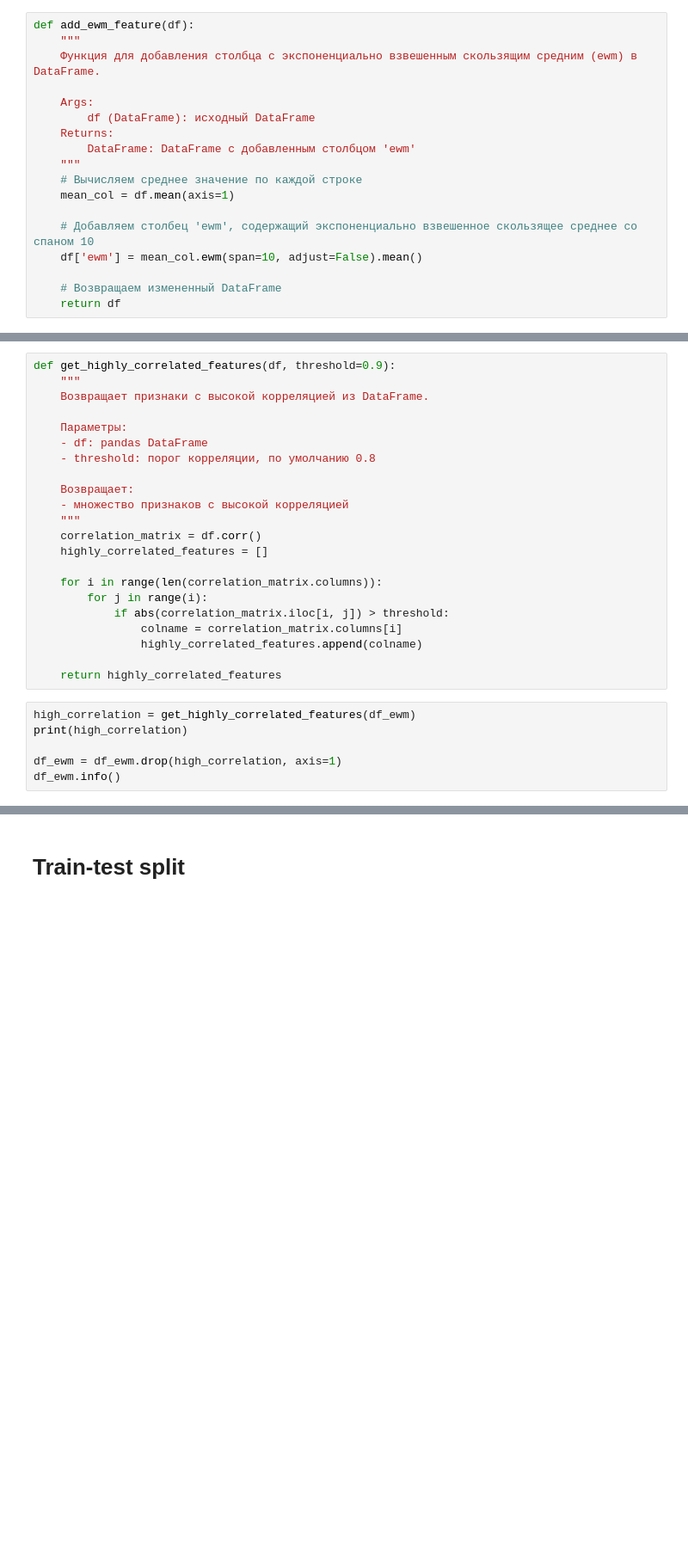
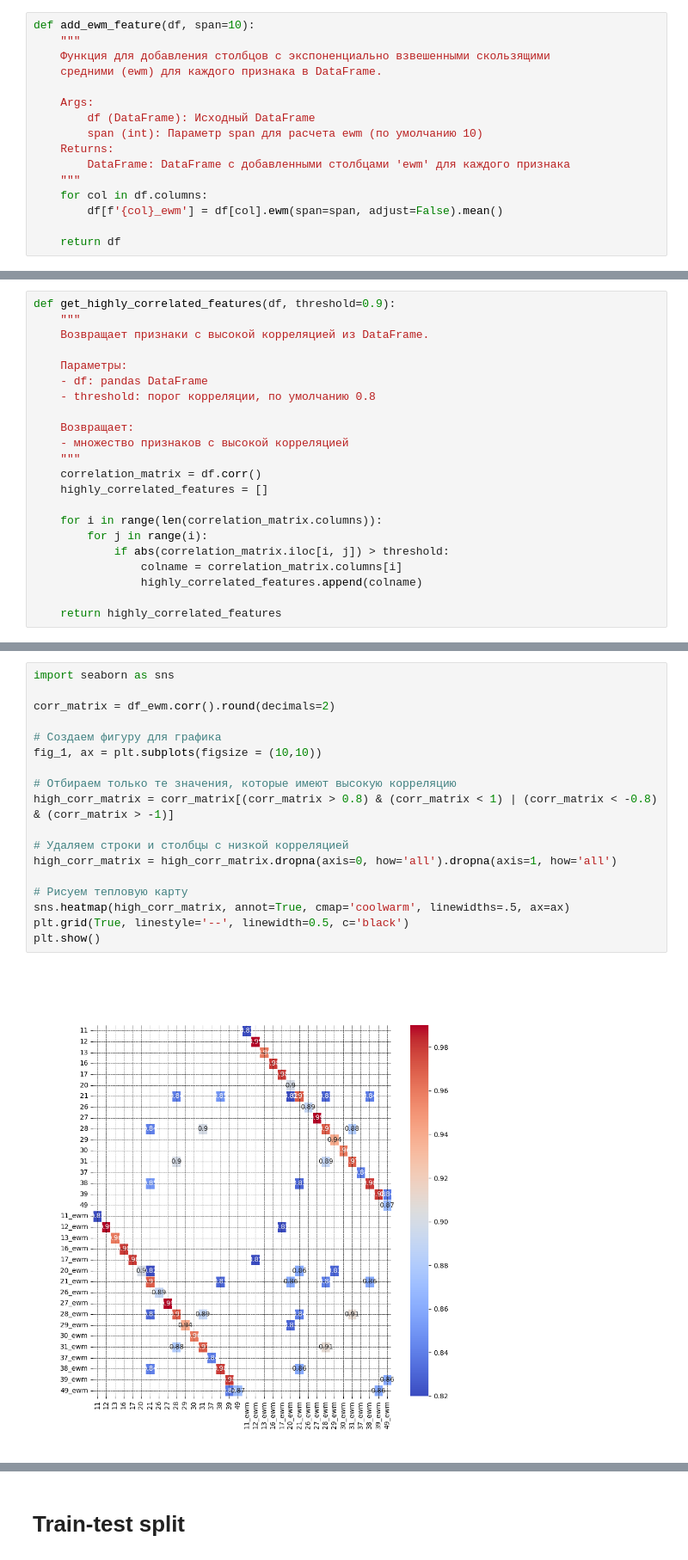
Before and after one commit to banzarkhan/motorika-internship-team, a Jupyter notebook: baseline_dec_tree.ipynb, the cells around one changed output, grey strips where cells are left out. Shown at 86% size. Saved outputs shown, nothing was run; the diff lists cells and outputs as text; blank space fills up the shorter version.

```diff
--- a/baseline_dec_tree.ipynb
+++ b/baseline_dec_tree.ipynb
@@ -257,22 +257,20 @@ plt.tight_layout()
 # %%
 df = gestures[OMG_CH]
 # %%
-def add_ewm_feature(df):
+def add_ewm_feature(df, span=10):
     """
-    Функция для добавления столбца с экспоненциально взвешенным скользящим средним (ewm) в DataFrame.
+    Функция для добавления столбцов с экспоненциально взвешенными скользящими
+    средними (ewm) для каждого признака в DataFrame.
 
     Args:
-        df (DataFrame): исходный DataFrame
+        df (DataFrame): Исходный DataFrame
+        span (int): Параметр span для расчета ewm (по умолчанию 10)
     Returns:
-        DataFrame: DataFrame с добавленным столбцом 'ewm'
+        DataFrame: DataFrame с добавленными столбцами 'ewm' для каждого признака
     """
-    # Вычисляем среднее значение по каждой строке
-    mean_col = df.mean(axis=1)
+    for col in df.columns:
+        df[f'{col}_ewm'] = df[col].ewm(span=span, adjust=False).mean()
 
-    # Добавляем столбец 'ewm', содержащий экспоненциально взвешенное скользящее среднее со спаном 10
-    df['ewm'] = mean_col.ewm(span=10, adjust=False).mean()
-
-    # Возвращаем измененный DataFrame
     return df
 # %%
 df_ewm = add_ewm_feature(df)
@@ -320,9 +330,3 @@ def get_highly_correlated_features(df, threshold=0.9):
                 highly_correlated_features.append(colname)
 
     return highly_correlated_features
-# %%
-high_correlation = get_highly_correlated_features(df_ewm)
-print(high_correlation)
-
-df_ewm = df_ewm.drop(high_correlation, axis=1)
-df_ewm.info()
@@ -346,0 +333,20 @@ memory usage: 7.5 MB
+# %%
+import seaborn as sns
+
+corr_matrix = df_ewm.corr().round(decimals=2)
+
+# Создаем фигуру для графика
+fig_1, ax = plt.subplots(figsize = (10,10))
+
+# Отбираем только те значения, которые имеют высокую корреляцию
+high_corr_matrix = corr_matrix[(corr_matrix > 0.8) & (corr_matrix < 1) | (corr_matrix < -0.8) & (corr_matrix > -1)]
+
+# Удаляем строки и столбцы с низкой корреляцией
+high_corr_matrix = high_corr_matrix.dropna(axis=0, how='all').dropna(axis=1, how='all')
+
+# Рисуем тепловую карту
+sns.heatmap(high_corr_matrix, annot=True, cmap='coolwarm', linewidths=.5, ax=ax)
+plt.grid(True, linestyle='--', linewidth=0.5, c='black')
+plt.show()
+# %% [output]
+[figure, added]
```
Also changed, not shown: parts of 9 cells of this notebook.
